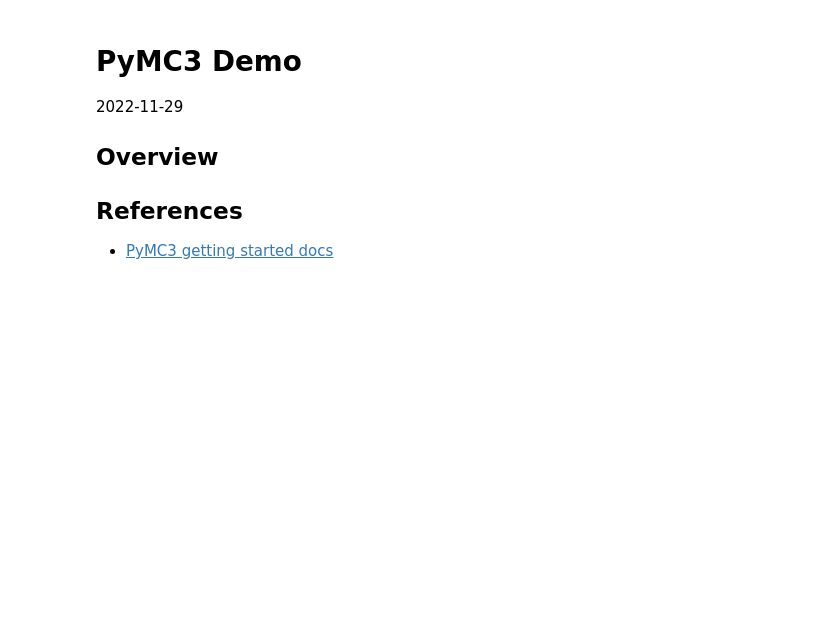
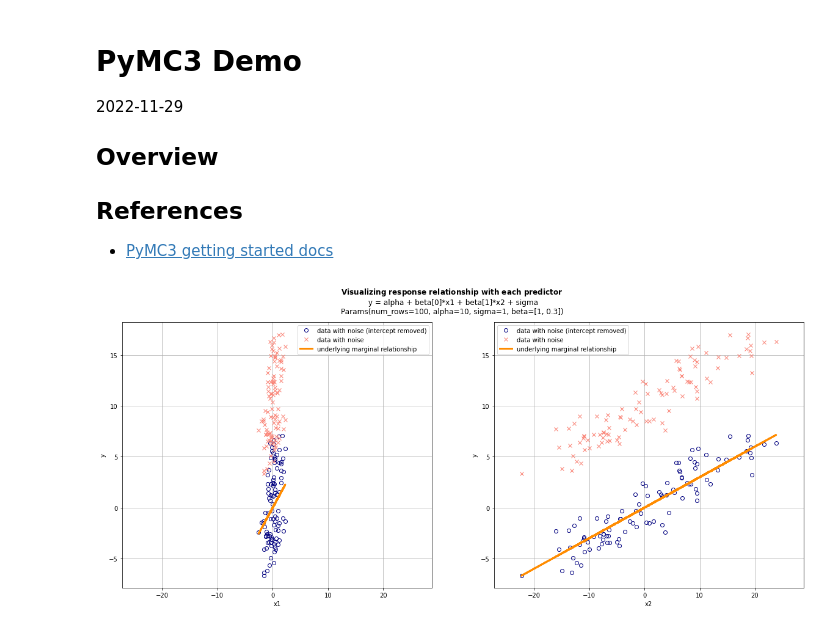
Before and after one commit to nayefahmad/kaggle-tabular-playground, a Jupyter notebook: 2022-11-29_pymc3-demo.ipynb, the cells around one changed output. Cells and saved outputs as stored; diff of their text form; code cells hidden in the pictures; blank space fills up the shorter version.

```diff
--- a/2022-11-29_pymc3-demo.ipynb
+++ b/2022-11-29_pymc3-demo.ipynb
@@ -24,11 +24,42 @@ class Params:
     beta: List[float]
 
 # set up true parameter values
-p = Params(num_rows=100, alpha=1, sigma=1, beta=[1, .5])
+p = Params(num_rows=100, alpha=10, sigma=1, beta=[1, 0.3])
 # %%
+seed = 0
+np.random.seed(0)
+
 x1 = np.random.randn(p.num_rows)
-x2 = np.random.randn(p.num_rows)
+x2 = np.random.randn(p.num_rows) * 10
+x_dict = dict(x1=x1, x2=x2)
 
-underlying_relationship = p.alpha + p.beta[0] * x1 + p.beta[0] * x2
+underlying_relationship = p.alpha + (p.beta[0] * x1) + (p.beta[1] * x2)
 
-y = underlying_relationship + np.random.normal(scale=p.sigma)
+y = underlying_relationship + np.random.normal(scale=p.sigma, size=p.num_rows)
+y_no_intercept = y - p.alpha
+# %%
+title = r'$\bf{Visualizing \ response \ relationship \ with \ each \ predictor}$'
+title += '\n y = alpha + beta[0]*x1 + beta[1]*x2 + sigma'
+title += f'\n{p}'
+l1 = 'data with noise (intercept removed)'
+l2 = 'data with noise'
+l3 = 'underlying marginal relationship'
+colors = ['navy', 'salmon', 'darkorange']
+xlim=(np.min([x1, x2]) - 5 , np.max([x1, x2]) + 5)
+fig = plt.figure(figsize=(20, 8))
+for idx, tup in enumerate(x_dict.items()):
+    var_name = tup[0]
+    values = tup[1]
+    ax = plt.subplot(1, 2, idx + 1)
+    ax.plot(values, y_no_intercept, "o", mfc='none', color = colors[0], label=l1)
+    ax.plot(values, y, "x", mfc='none', color = colors[1], label=l2)
+    ax.plot(values, (values * p.beta[idx]), lw=3, color = colors[2], label=l3)
+    ax.set_xlabel(var_name)
+    ax.set_ylabel('y')
+    ax.set_xlim(xlim)
+    ax.legend()
+    ax.grid(True)
+fig.suptitle(title)
+fig.show()
+# %% [output]
+[figure, added]
```
